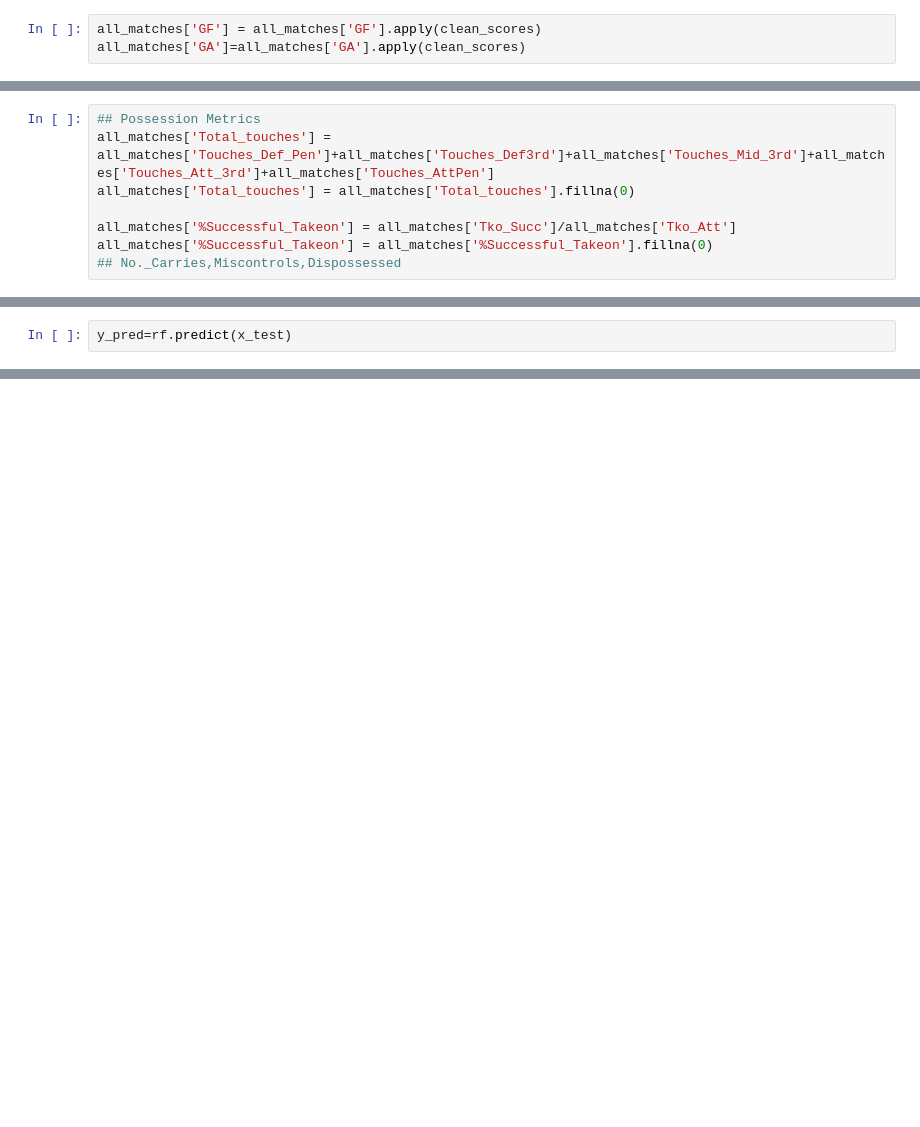
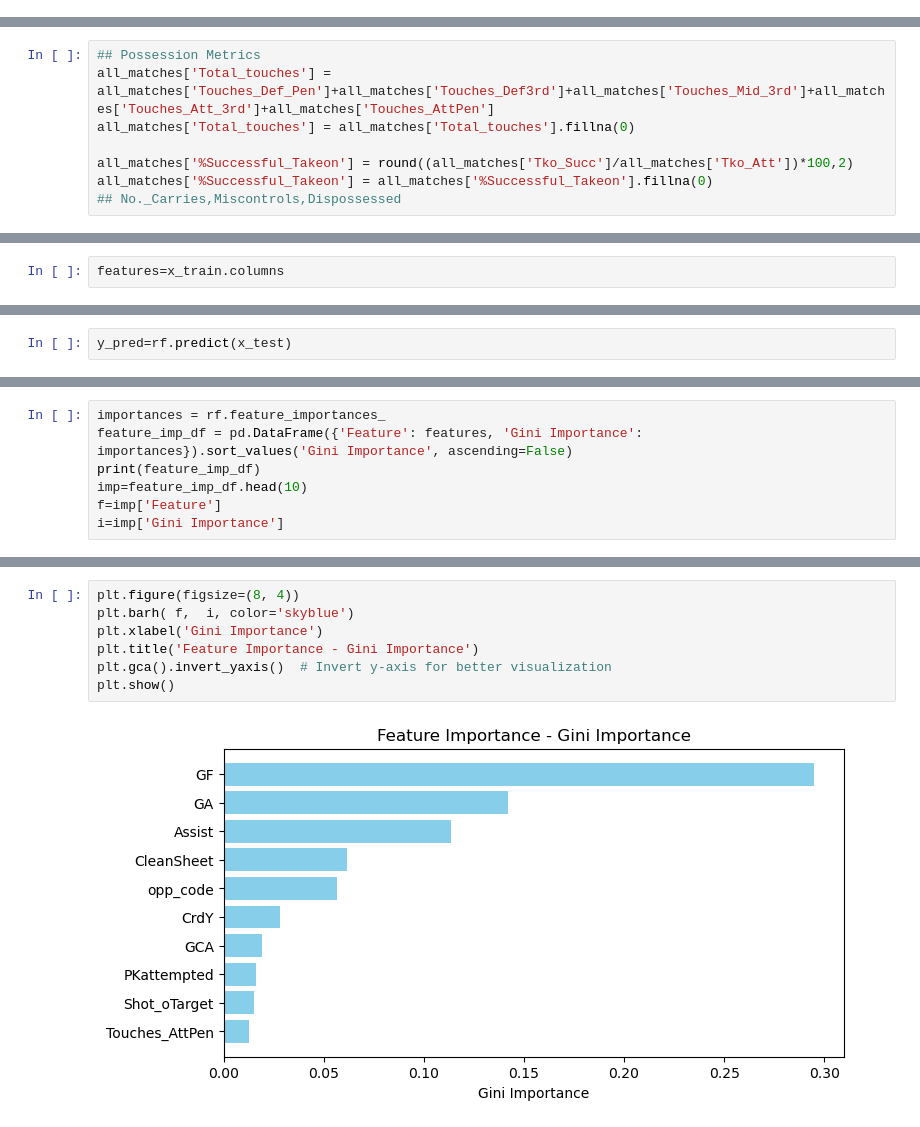
Before and after one commit to DhavalPatel511/copa_america_analysis, a Jupyter notebook: analysis_and_prediction.ipynb, the cells around one changed output, grey strips where cells are left out. Cells and saved outputs as stored; diff of their text form; blank space fills up the shorter version.

```diff
--- a/analysis_and_prediction.ipynb
+++ b/analysis_and_prediction.ipynb
@@ -186,3 +163,0 @@ def clean_scores(value):
-# %%
-all_matches['GF'] = all_matches['GF'].apply(clean_scores)
-all_matches['GA']=all_matches['GA'].apply(clean_scores)
@@ -234,7 +228,7 @@ all_matches['AerialDuelWin%'] = all_matches['AerialDuelWin%'].fillna(0)
 all_matches['Total_touches'] = all_matches['Touches_Def_Pen']+all_matches['Touches_Def3rd']+all_matches['Touches_Mid_3rd']+all_matches['Touches_Att_3rd']+all_matches['Touches_AttPen']
 all_matches['Total_touches'] = all_matches['Total_touches'].fillna(0)
 
-all_matches['%Successful_Takeon'] = all_matches['Tko_Succ']/all_matches['Tko_Att']
+all_matches['%Successful_Takeon'] = round((all_matches['Tko_Succ']/all_matches['Tko_Att'])*100,2)
 all_matches['%Successful_Takeon'] = all_matches['%Successful_Takeon'].fillna(0)
 ## No._Carries,Miscontrols,Dispossessed
 # %%
@@ -328,6 +322,8 @@ from sklearn.metrics import accuracy_score,precision_score
 # %%
 train = all_matches[all_matches["year"] == 2019]
 test=all_matches[all_matches["year"]== 2021]
+# %%
+features=x_train.columns
 # %%
 x_train=train.drop(columns=['Date','Result','Venue','Opponent','Team','year','target', 'Shot_onTarget%',
        'Goals_per_Shot', 'Goals_per_ShotonTarget', 'Penalty_conversion',
@@ -366,0 +363,7 @@ precision_score(y_test,y_pred)
+# %%
+importances = rf.feature_importances_
+feature_imp_df = pd.DataFrame({'Feature': features, 'Gini Importance': importances}).sort_values('Gini Importance', ascending=False)
+print(feature_imp_df)
+imp=feature_imp_df.head(10)
+f=imp['Feature']
+i=imp['Gini Importance']
@@ -366,0 +385,9 @@ precision_score(y_test,y_pred)
+# %%
+plt.figure(figsize=(8, 4))
+plt.barh( f,  i, color='skyblue')
+plt.xlabel('Gini Importance')
+plt.title('Feature Importance - Gini Importance')
+plt.gca().invert_yaxis()  # Invert y-axis for better visualization
+plt.show()
+# %% [output]
+[figure, added]
```
Also changed, not shown: parts of 34 cells of this notebook.
